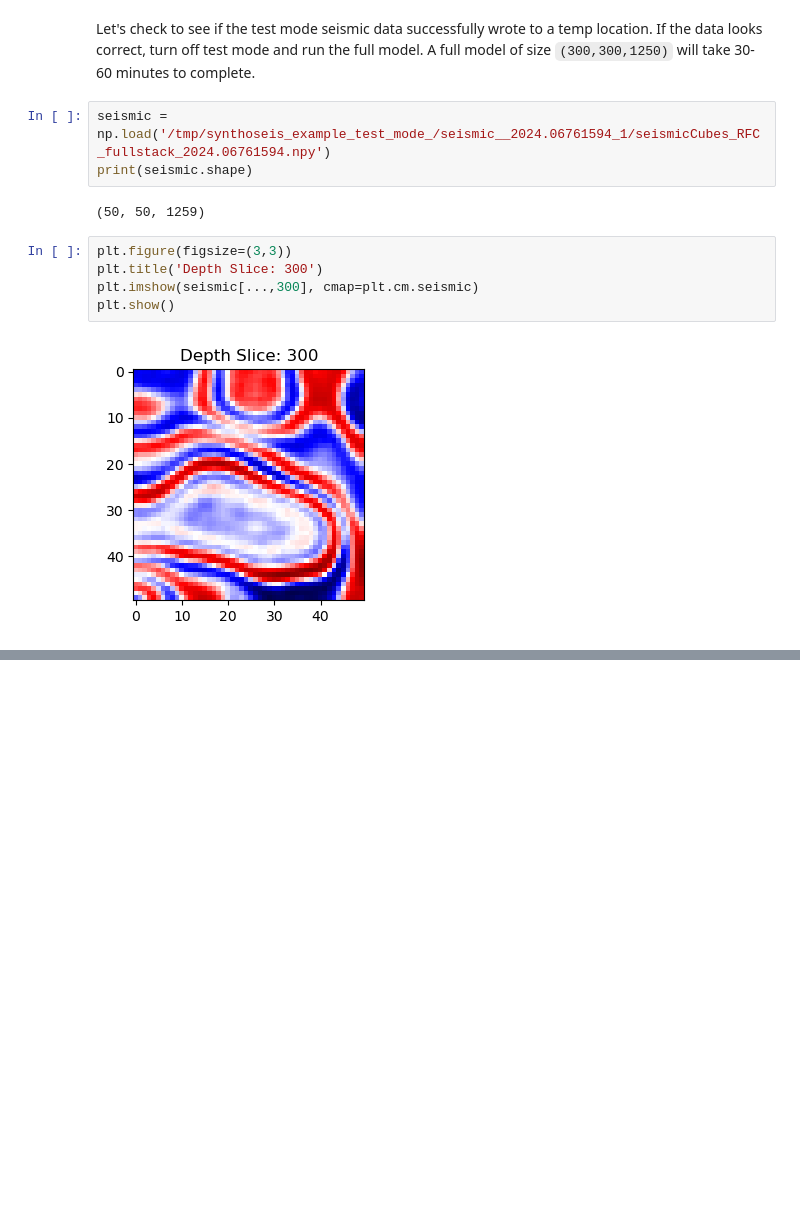
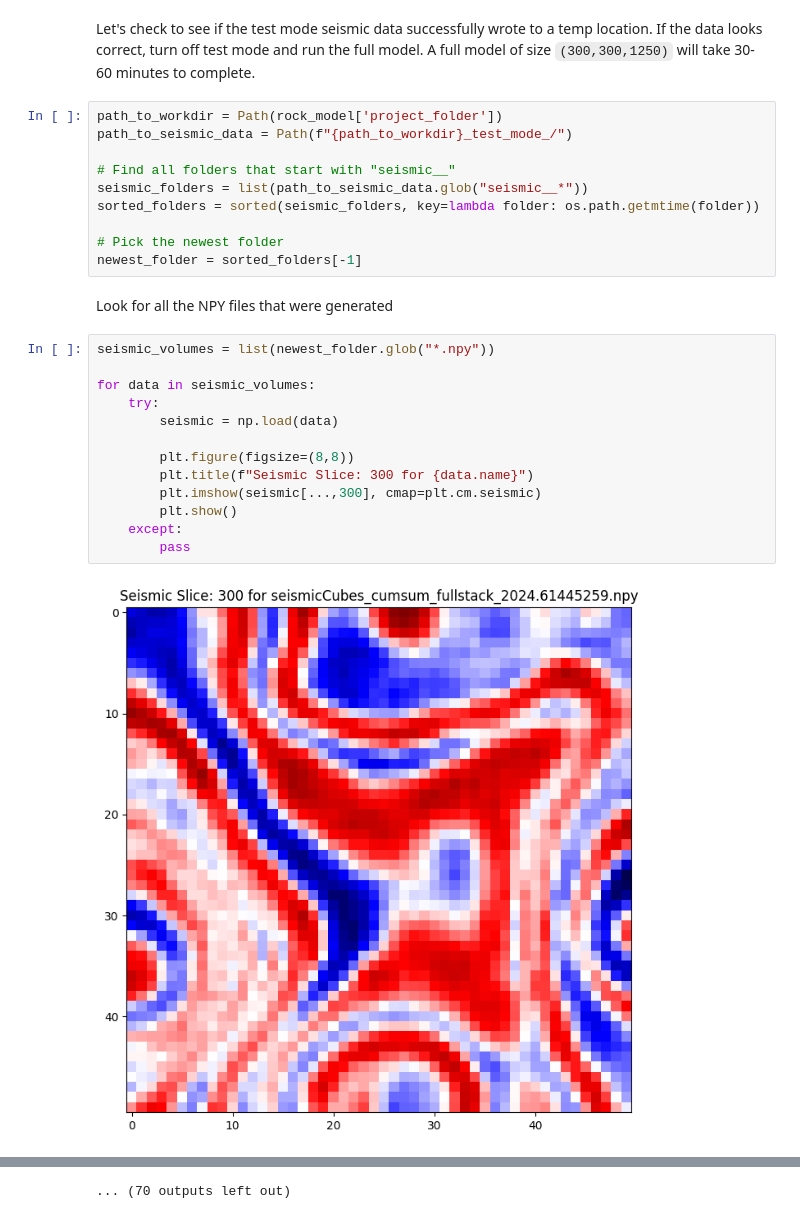
Before and after one commit to sede-open/synthoseis, a Jupyter notebook: notebooks/synthoseis-quick-start.ipynb, the cells around one changed output, grey strips where cells are left out. Saved outputs shown, nothing was run; the diff lists cells and outputs as text; blank space fills up the shorter version.

Commit message:
Modified the notebooks to display all seismic data and find the folders generated by test mode

```diff
--- a/notebooks/synthoseis-quick-start.ipynb
+++ b/notebooks/synthoseis-quick-start.ipynb
@@ -209,14 +227,29 @@ Vs: 279.0, 2587.264114897027
 # %% [markdown]
 Let's check to see if the test mode seismic data successfully wrote to a temp location. If the data looks correct, turn off test mode and run the full model. A full model of size `(300,300,1250)` will take 30-60 minutes to complete.
-# %%
-seismic = np.load('/tmp/synthoseis_example_test_mode_/seismic__2024.06761594_1/seismicCubes_RFC_fullstack_2024.06761594.npy')
-print(seismic.shape)
-# %% [output]
-(50, 50, 1259)
+# %%
+path_to_workdir = Path(rock_model['project_folder'])
+path_to_seismic_data = Path(f"{path_to_workdir}_test_mode_/")
+
+# Find all folders that start with "seismic__"
+seismic_folders = list(path_to_seismic_data.glob("seismic__*"))
+sorted_folders = sorted(seismic_folders, key=lambda folder: os.path.getmtime(folder))
+
+# Pick the newest folder
+newest_folder = sorted_folders[-1]
+# %% [markdown]
+Look for all the NPY files that were generated
 # %%
-plt.figure(figsize=(3,3))
-plt.title('Depth Slice: 300')
-plt.imshow(seismic[...,300], cmap=plt.cm.seismic)
-plt.show()
+seismic_volumes = list(newest_folder.glob("*.npy"))
+
+for data in seismic_volumes:
+    try:
+        seismic = np.load(data)
+
+        plt.figure(figsize=(8,8))
+        plt.title(f"Seismic Slice: 300 for {data.name}")
+        plt.imshow(seismic[...,300], cmap=plt.cm.seismic)
+        plt.show()
+    except:
+        pass
 # %% [output]
-[figure, old version]
+[figure, new version]
@@ -222,0 +267 @@ plt.show()
+... (70 outputs left out)
```
Also changed, not shown: parts of 5 cells of this notebook.
